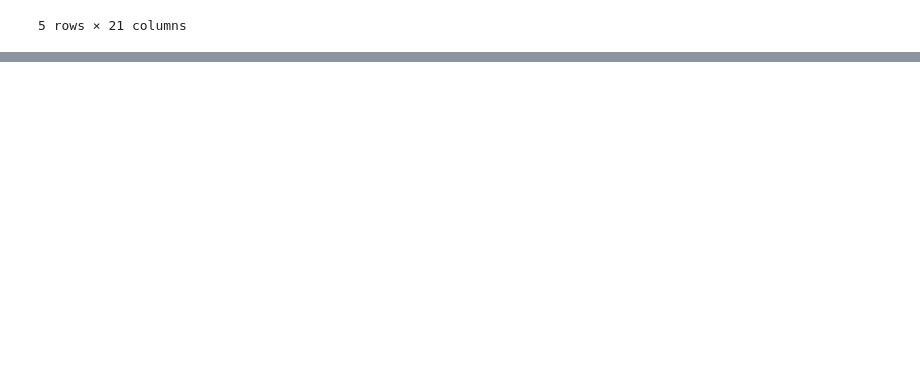
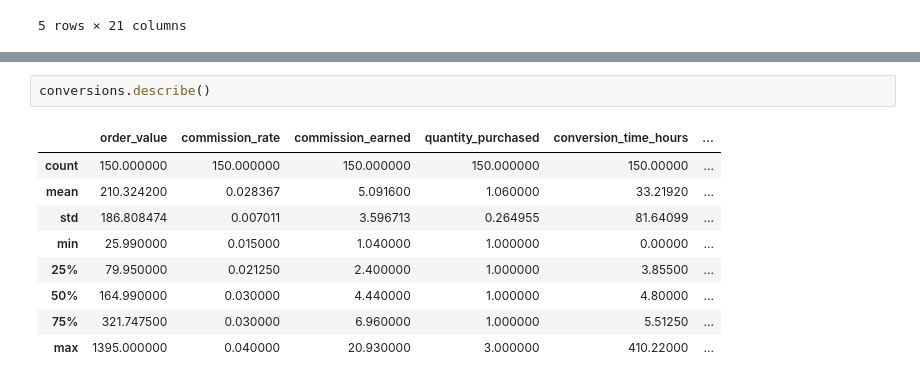
Before and after one commit to isiakpereaghogho/Amazon_Affiliate_Marketing_Performance, a Jupyter notebook: Causal Inference Specialist Project - Amazon Affiliate Marketing Performance.ipynb, the cells around one changed output, grey strips where cells are left out. Saved outputs shown, nothing was run; the diff lists cells and outputs as text; blank space fills up the shorter version.

```diff
--- a/Causal Inference Specialist Project - Amazon Affiliate Marketing Performance.ipynb
+++ b/Causal Inference Specialist Project - Amazon Affiliate Marketing Performance.ipynb
@@ -156,0 +288,12 @@ user_behaviour.head()
+# %%
+conversions.describe()
+# %% [output]
+|  | order_value | commission_rate | commission_earned | quantity_purchased | conversion_time_hours | ... |
+| count | 150.000000 | 150.000000 | 150.000000 | 150.000000 | 150.00000 | ... |
+| mean | 210.324200 | 0.028367 | 5.091600 | 1.060000 | 33.21920 | ... |
+| std | 186.808474 | 0.007011 | 3.596713 | 0.264955 | 81.64099 | ... |
+| min | 25.990000 | 0.015000 | 1.040000 | 1.000000 | 0.00000 | ... |
+| 25% | 79.950000 | 0.021250 | 2.400000 | 1.000000 | 3.85500 | ... |
+| 50% | 164.990000 | 0.030000 | 4.440000 | 1.000000 | 4.80000 | ... |
+| 75% | 321.747500 | 0.030000 | 6.960000 | 1.000000 | 5.51250 | ... |
+| max | 1395.000000 | 0.040000 | 20.930000 | 3.000000 | 410.22000 | ... |
```
Also changed, not shown: parts of 32 cells of this notebook.
